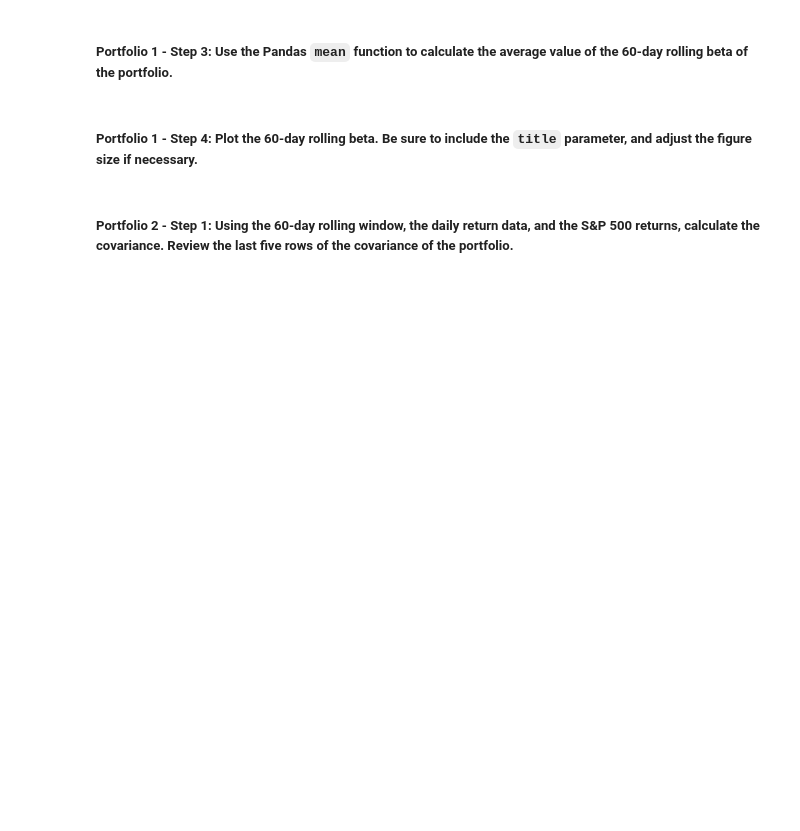
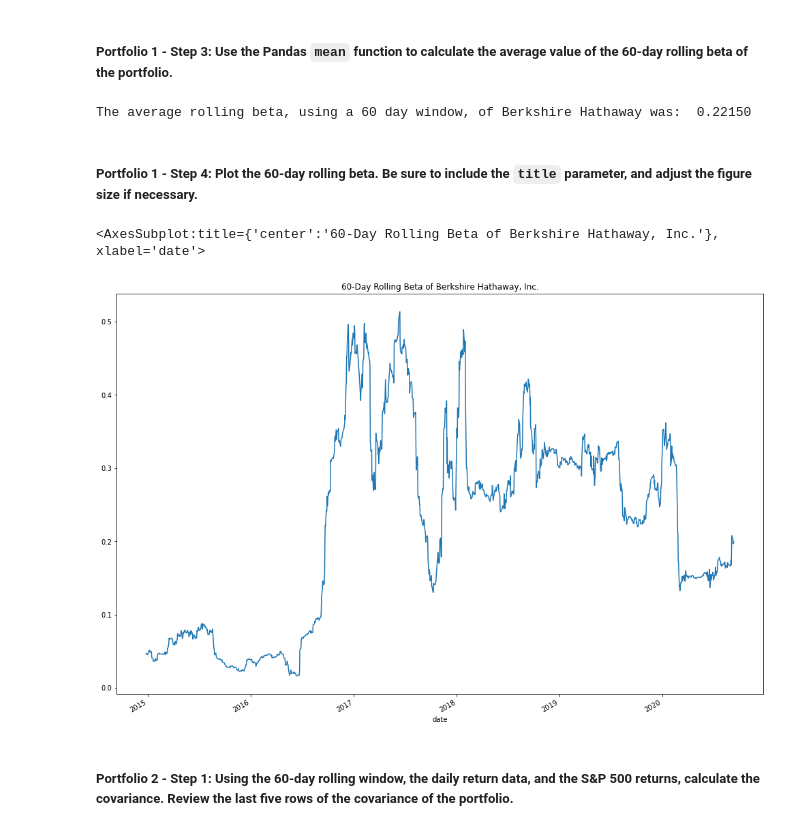
Before and after one commit to briggslalor/Challenge_4, a Jupyter notebook: risk_return_analysis.ipynb, the cells around one changed output. Cells and saved outputs as stored; diff of their text form; code cells hidden in the pictures; blank space fills up the shorter version.

```diff
--- a/risk_return_analysis.ipynb
+++ b/risk_return_analysis.ipynb
@@ -364,4 +366,5 @@ Your analysis is nearing completion. Now, you need to evaluate how the portfolio
 #### Use the Pandas `var` function to calculate the variance of the S&P 500 by using a 60-day rolling window. Visualize the last five rows of the variance of the S&P 500.
 # %%
 # Calculate the variance of the S&P 500 using a rolling 60-day window.
-# YOUR CODE HERE
+market_rolling_variance = daily_returns_df['S&P 500'].rolling(window = 60).var()
+display(market_rolling_variance.tail())
@@ -380,4 +391,6 @@ Your analysis is nearing completion. Now, you need to evaluate how the portfolio
 # %%
 # Calculate the covariance using a 60-day rolling window
 # Review the last five rows of the covariance data
-# YOUR CODE HERE
+bh_rolling_covariance = daily_returns_df['BERKSHIRE HATHAWAY INC'].rolling(window = 60).cov(daily_returns_df['S&P 500'])
+
+display(bh_rolling_covariance.tail())
@@ -386,4 +407,6 @@ Your analysis is nearing completion. Now, you need to evaluate how the portfolio
 # %%
 # Calculate the beta based on the 60-day rolling covariance compared to the market (S&P 500)
 # Review the last five rows of the beta information
-# YOUR CODE HERE
+bh_rolling_beta = bh_rolling_covariance / market_rolling_variance
+
+display(bh_rolling_beta.tail())
@@ -391,13 +422,20 @@ Your analysis is nearing completion. Now, you need to evaluate how the portfolio
 ##### Portfolio 1 - Step 3: Use the Pandas `mean` function to calculate the average value of the 60-day rolling beta of the portfolio.
 # %%
 # Calculate the average of the 60-day rolling beta
-# YOUR CODE HERE
+bh_rolling_beta_average = bh_rolling_beta.mean()
+
+print(f'The average rolling beta, using a 60 day window, of Berkshire Hathaway was: {bh_rolling_beta_average: .5f}')
+# %% [output]
+The average rolling beta, using a 60 day window, of Berkshire Hathaway was:  0.22150
 # %% [markdown]
 ##### Portfolio 1 - Step 4: Plot the 60-day rolling beta. Be sure to include the `title` parameter, and adjust the figure size if necessary.
 # %%
 # Plot the rolling beta
 # Include a title parameter and adjust the figure size
-# YOUR CODE HERE
+bh_rolling_beta.plot(figsize = (17,12), title = ('60-Day Rolling Beta of Berkshire Hathaway, Inc.'))
+# %% [output]
+<AxesSubplot:title={'center':'60-Day Rolling Beta of Berkshire Hathaway, Inc.'}, xlabel='date'>
+[figure, added]
 # %% [markdown]
 ##### Portfolio 2 - Step 1: Using the 60-day rolling window, the daily return data, and the S&P 500 returns, calculate the covariance. Review the last five rows of the covariance of the portfolio.
 # %%
```
Also changed, not shown: parts of 12 cells of this notebook.
